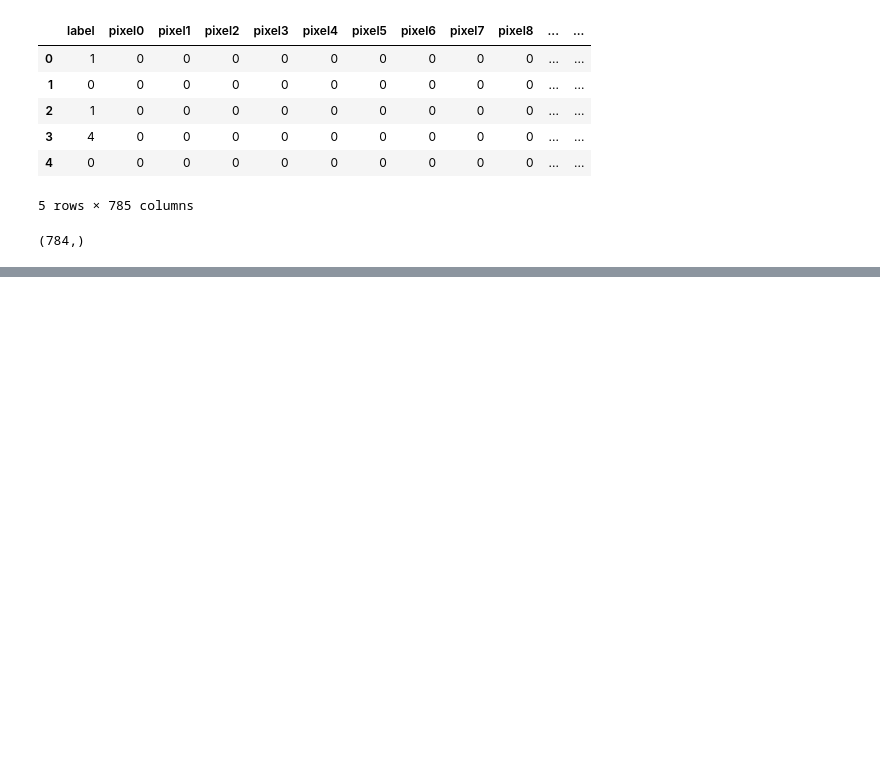
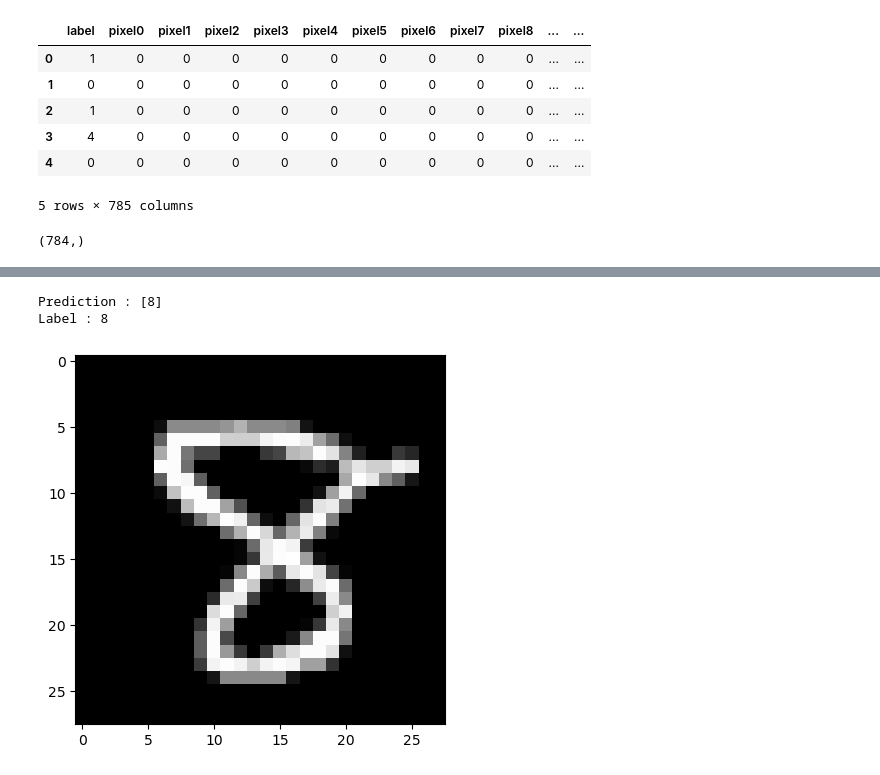
Before and after one commit to AS200585/nn-from-scratch-math-numpy, a Jupyter notebook: nn-from-numpy-scratch.ipynb, the cells around one changed output, grey strips where cells are left out. Cells and saved outputs as stored; diff of their text form; code cells hidden in the pictures; blank space fills up the shorter version.

```diff
--- a/nn-from-numpy-scratch.ipynb
+++ b/nn-from-numpy-scratch.ipynb
@@ -38,0 +88,20 @@ def init_params():
+# %%
+def get_predictions(A2):
+    return np.argmax(A2, 0)
+
+def get_accuracy(predictions, Y):
+    print(predictions, Y)
+    return np.sum(predictions == Y) / Y.size
+
+def gradient_descent(X, Y, iterations, alpha):
+    W1, B1, W2, B2 = init_params()
+    for i in range(iterations):
+        Z1, A1, Z2, A2 = forward_prop(W1, B1, W2, B2, X)
+        dW1, dB1, dW2, dB2 = back_prop(A1, Z1, A2, Z2, W2, X, Y)
+        W1, B1, W2, B2 = update_params(W1, B1, W2, B2, dW1, dB1, dW2, dB2, alpha)
+        if i % 50 == 0:
+            print(f"Iteratiopn : {i}")
+            print(f"Accuracy : {get_accuracy(get_predictions(A2), Y)}")
+    return W1, B1, W2, B2
+# %%
+W1, B1, W2, B2 = gradient_descent(X_train, Y_train, 1000, 0.01)
@@ -38,0 +126,23 @@ def init_params():
+# %%
+def make_predictions(X, W1, B1, W2, B2):
+    _, _, _, A2 = forward_prop(W1, B1, W2, B2, X)
+    predictions = get_predictions(A2)
+    return predictions
+
+def test_predictions(index, W1, B1, W2, B2):
+    current_image = X_train[:, index, None]
+    prediction = make_predictions(current_image, W1, B1, W2, B2)
+    label = Y_train[index]
+    print(f"Prediction : {prediction}")
+    print(f"Label : {label}")
+
+    current_image = current_image.reshape((28, 28)) * 255
+    plt.gray()
+    plt.imshow(current_image, interpolation='nearest')
+    plt.show()
+# %%
+test_predictions(39, W1, B1, W2, B2)
+# %% [output]
+Prediction : [8]
+Label : 8
+[figure, added]
```
Also changed, not shown: parts of 4 cells of this notebook.
